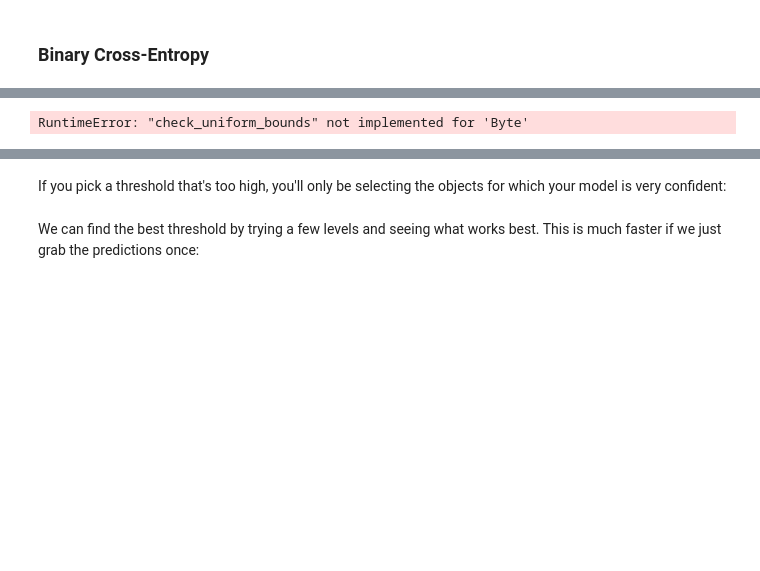
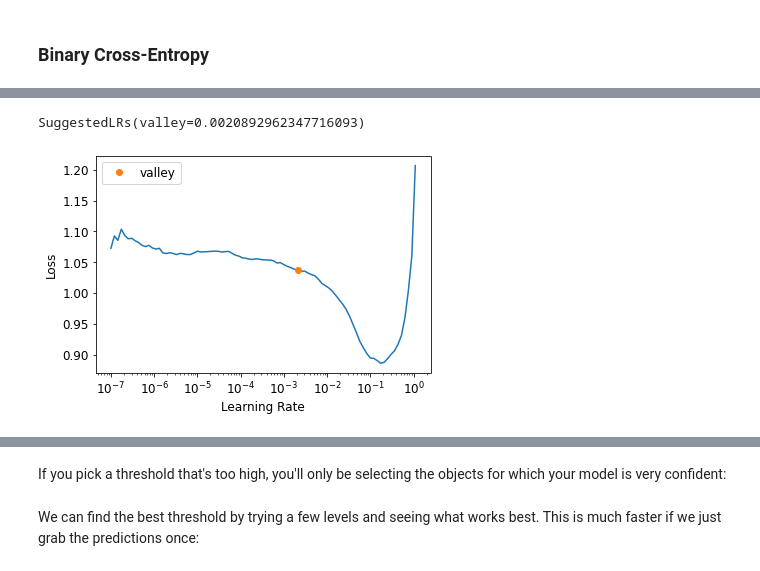
Before and after one commit to gabrielfreire08/ATSIA, a Jupyter notebook: atsia.ipynb, the cells around one changed output, grey strips where cells are left out. Saved outputs shown, nothing was run; the diff lists cells and outputs as text; code cells hidden in the pictures; blank space fills up the shorter version.

```diff
--- a/atsia.ipynb
+++ b/atsia.ipynb
@@ -191,3 +202,41 @@ Our data is now ready for training a model. As we will see, nothing is going to
 # %% [markdown]
 ### Binary Cross-Entropy
+# %%
+def atsia_acc(preds, targs):
+
+    acc = pd.DataFrame(np.zeros((len(preds), 5)), columns= ["acc_dc","acc_dt", "acc_l", "acc_m", "acc_n" ])
+
+    for i in range(0, len(preds)):
+
+        cat1_preds = preds[i][:5]
+        cat1_targs = targs[i][:5]
+
+        cat2_preds = preds[i][5:10]
+        cat2_targs = targs[i][5:10]
+
+        cat3_preds = preds[i][10:27]
+        cat3_targs = targs[i][10:27]
+
+        cat4_preds = preds[i][27:32]
+        cat4_targs = targs[i][27:32]
+
+        cat5_preds = preds[i][32:]
+        cat5_targs = targs[i][32:]
+
+        if torch.eq(cat1_preds.argmax(), cat1_targs.argmax()):
+            acc["acc_dc"][i] = 1
+
+        if torch.eq(cat2_preds.argmax(), cat2_targs.argmax()):
+            acc["acc_dt"][i] = 1
+
+        if torch.eq(cat3_preds.argmax(), cat3_targs.argmax()):
+            acc["acc_l"][i] = 1
+
+        if torch.eq(cat4_preds.argmax(), cat4_targs.argmax()):
+            acc["acc_m"][i] = 1
+
+        if torch.eq(cat5_preds.argmax(), cat5_targs.argmax()):
+            acc["acc_n"][i] = 1
+
+    return acc.describe().loc["mean"].mean()
 # %%
@@ -209,6 +250,7 @@ dls.loss_func
 # %%
-x, y = dls.train.one_batch()
-activs = learn.model(x)
-activs.shape
+# x, y = dls.train.one_batch()
+# activs = learn.model(x)
+# activs.shape
-# %% [output]
-RuntimeError: "check_uniform_bounds" not implemented for 'Byte'
+# %%
+learn.lr_find()
+# %% [output]
@@ -215 +258,3 @@ RuntimeError: "check_uniform_bounds" not implemented for 'Byte'
+SuggestedLRs(valley=0.0020892962347716093)
+[figure, added]
 # %%
```
Also changed, not shown: parts of 48 cells of this notebook, 1 other file.
